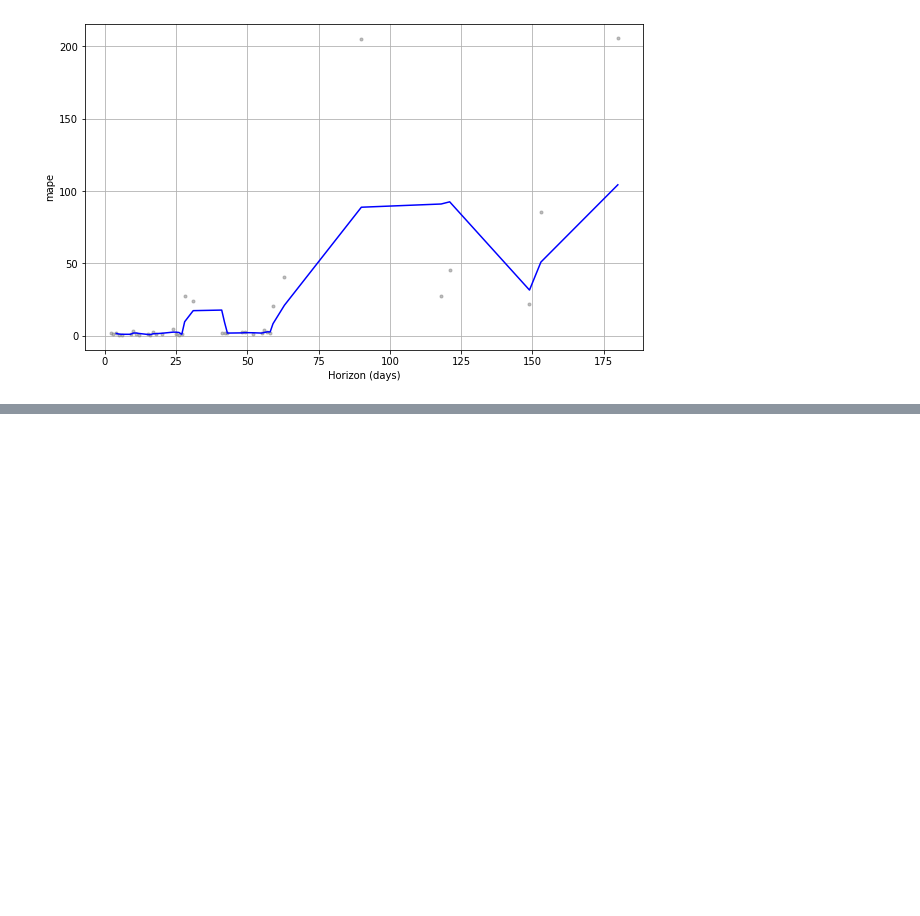
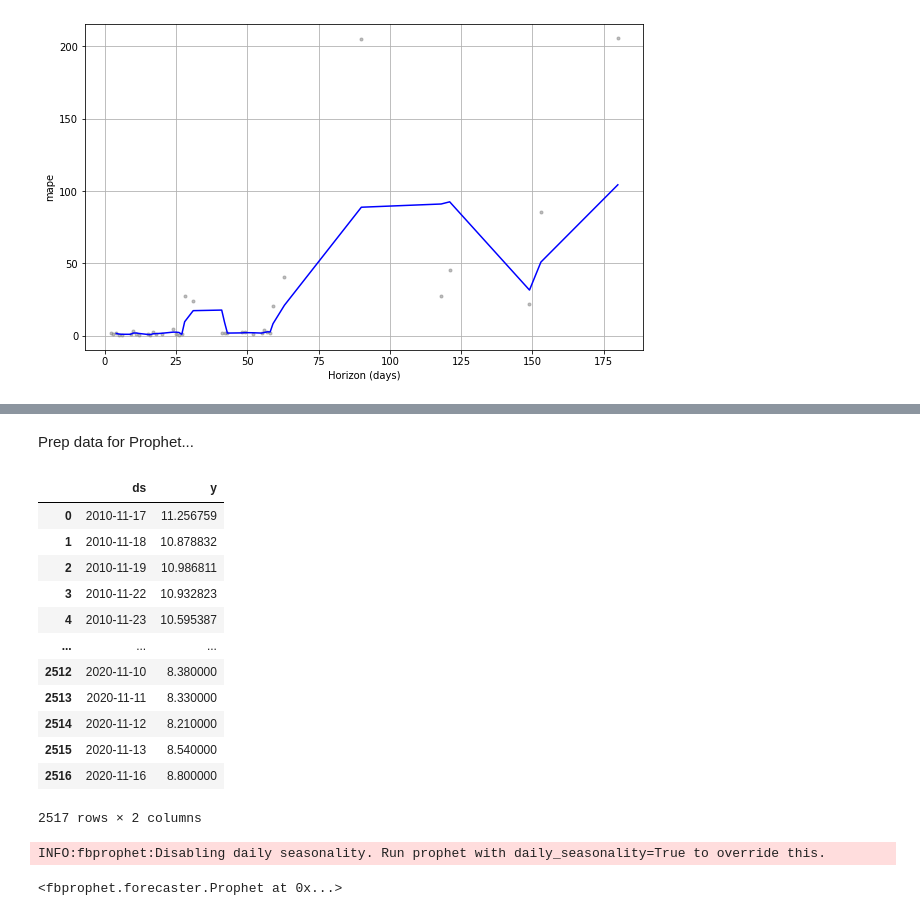
Before and after one commit to gumdropsteve/special_topics_week, a Jupyter notebook: day_03/01_intro_to_prophet.ipynb, the cells around one changed output, grey strips where cells are left out. Drawn from its saved outputs; the diff is of its cells as text; code cells hidden in the pictures; blank space fills up the shorter version.

```diff
--- a/day_03/01_intro_to_prophet.ipynb
+++ b/day_03/01_intro_to_prophet.ipynb
@@ -221,0 +241,22 @@ plot_cross_validation_metric(df_cv.loc[df_cv['y']<50], metric='mape');
+# %% [markdown]
+Prep data for Prophet...
+# %%
+df = df[['Date', 'Adj Close']]
+
+df.columns = ['ds', 'y']
+
+df
+# %% [output]
+|  | ds | y |
+| 0 | 2010-11-17 | 11.256759 |
+| 1 | 2010-11-18 | 10.878832 |
+| 2 | 2010-11-19 | 10.986811 |
+| 3 | 2010-11-22 | 10.932823 |
+| 4 | 2010-11-23 | 10.595387 |
+| ... | ... | ... |
+| 2512 | 2020-11-10 | 8.380000 |
+| 2513 | 2020-11-11 | 8.330000 |
+| 2514 | 2020-11-12 | 8.210000 |
+| 2515 | 2020-11-13 | 8.540000 |
+| 2516 | 2020-11-16 | 8.800000 |
+2517 rows × 2 columns
@@ -221,0 +267,5 @@ plot_cross_validation_metric(df_cv.loc[df_cv['y']<50], metric='mape');
+# %%
+m.fit(df)
+# %% [output]
+INFO:fbprophet:Disabling daily seasonality. Run prophet with daily_seasonality=True to override this.
+<fbprophet.forecaster.Prophet at 0x...>
```
Also changed, not shown: parts of 16 cells of this notebook.
